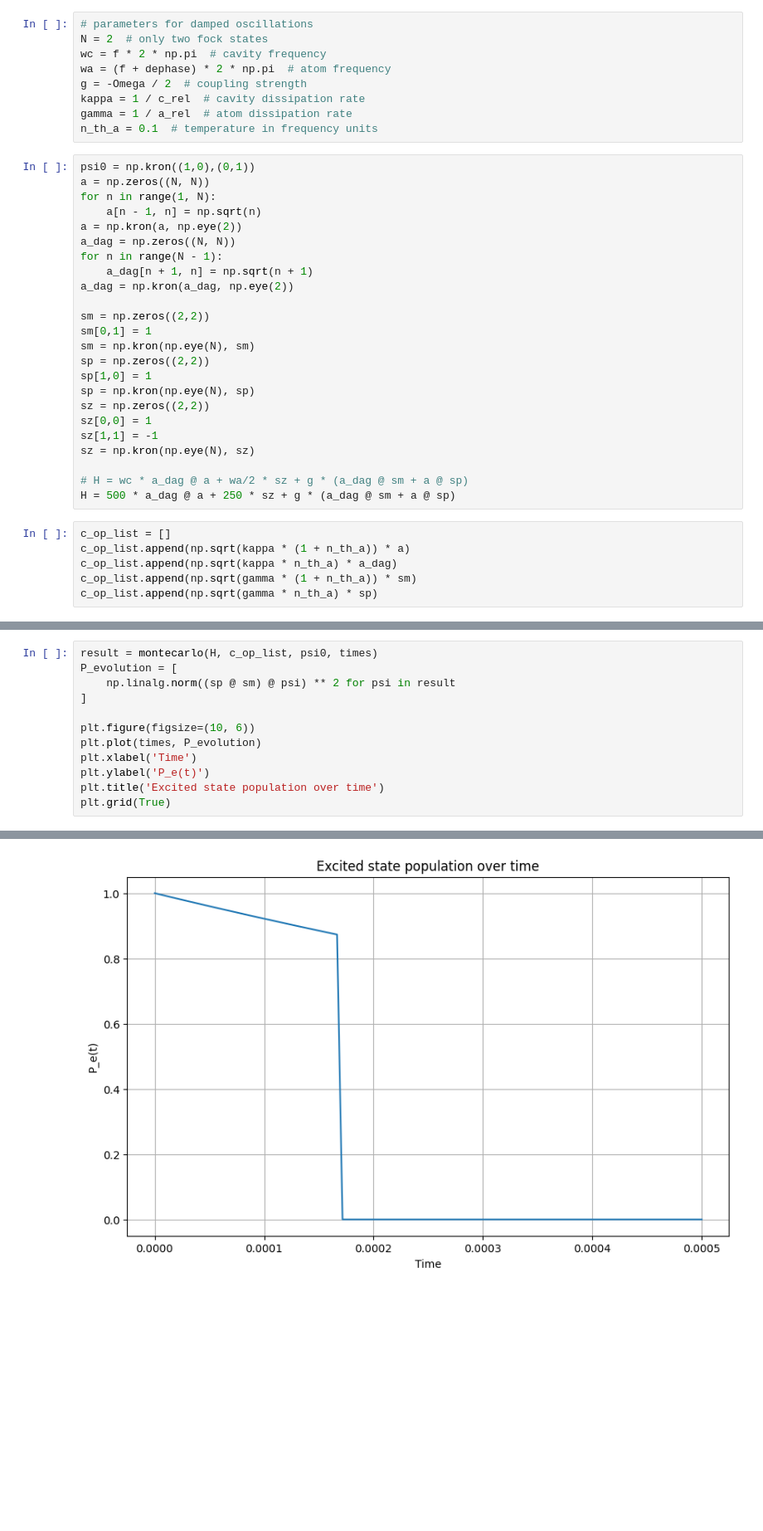
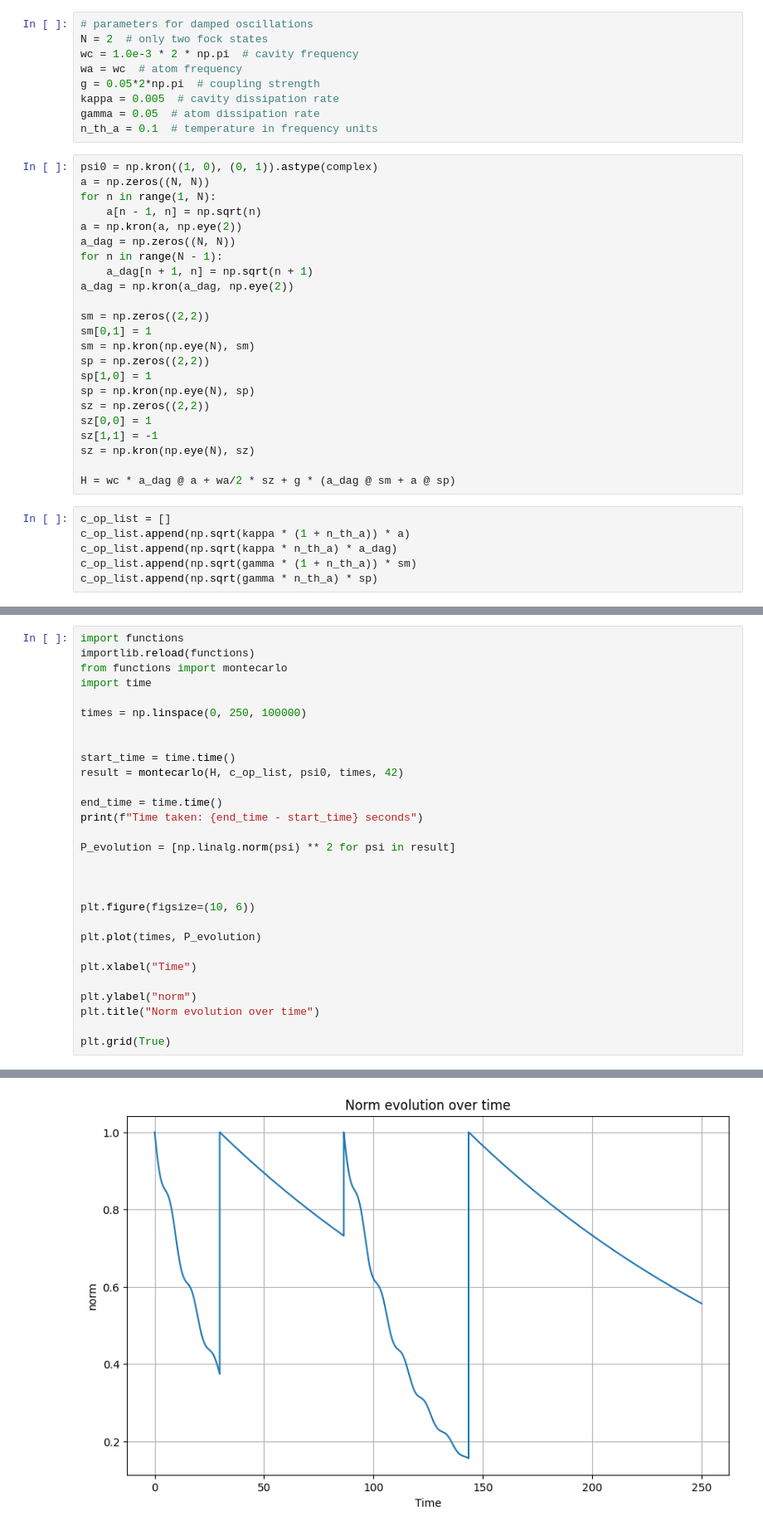
Before and after one commit to p-pietro/tp4-exercises, a Jupyter notebook: python/montecarlo.ipynb, the cells around one changed output, grey strips where cells are left out. Shown at 83% size. Saved outputs shown, nothing was run; the diff lists cells and outputs as text; blank space fills up the shorter version.

```diff
--- a/python/montecarlo.ipynb
+++ b/python/montecarlo.ipynb
@@ -86,14 +87,14 @@ dephase = 0  # dephasing rate
 # %%
 # parameters for damped oscillations
 N = 2  # only two fock states
-wc = f * 2 * np.pi  # cavity frequency
-wa = (f + dephase) * 2 * np.pi  # atom frequency
-g = -Omega / 2  # coupling strength
-kappa = 1 / c_rel  # cavity dissipation rate
-gamma = 1 / a_rel  # atom dissipation rate
+wc = 1.0e-3 * 2 * np.pi  # cavity frequency
+wa = wc  # atom frequency
+g = 0.05*2*np.pi  # coupling strength
+kappa = 0.005  # cavity dissipation rate
+gamma = 0.05  # atom dissipation rate
 n_th_a = 0.1  # temperature in frequency units
 # %%
-psi0 = np.kron((1,0),(0,1))
+psi0 = np.kron((1, 0), (0, 1)).astype(complex)
 a = np.zeros((N, N))
 for n in range(1, N):
     a[n - 1, n] = np.sqrt(n)
@@ -114,8 +115,7 @@ sz[0,0] = 1
 sz[1,1] = -1
 sz = np.kron(np.eye(N), sz)
 
-# H = wc * a_dag @ a + wa/2 * sz + g * (a_dag @ sm + a @ sp)
-H = 500 * a_dag @ a + 250 * sz + g * (a_dag @ sm + a @ sp)
+H = wc * a_dag @ a + wa/2 * sz + g * (a_dag @ sm + a @ sp)
 # %%
 c_op_list = []
 c_op_list.append(np.sqrt(kappa * (1 + n_th_a)) * a)
@@ -137,13 +137,30 @@ plt.grid(True)
 # %%
-result = montecarlo(H, c_op_list, psi0, times)
-P_evolution = [
-    np.linalg.norm((sp @ sm) @ psi) ** 2 for psi in result
-]
+import functions
+importlib.reload(functions)
+from functions import montecarlo
+import time
+
+times = np.linspace(0, 250, 100000)
+
+
+start_time = time.time()
+result = montecarlo(H, c_op_list, psi0, times, 42)
+
+end_time = time.time()
+print(f"Time taken: {end_time - start_time} seconds")
+
+P_evolution = [np.linalg.norm(psi) ** 2 for psi in result]
+
+
 
 plt.figure(figsize=(10, 6))
+
 plt.plot(times, P_evolution)
-plt.xlabel('Time')
-plt.ylabel('P_e(t)')
-plt.title('Excited state population over time')
+
+plt.xlabel("Time")
+
+plt.ylabel("norm")
+plt.title("Norm evolution over time")
+
 plt.grid(True)
 # %% [output]
@@ -150 +168 @@ plt.grid(True)
-[figure, old version]
+[figure, new version]
```
Also changed, not shown: parts of 6 cells of this notebook, 1 other file.
